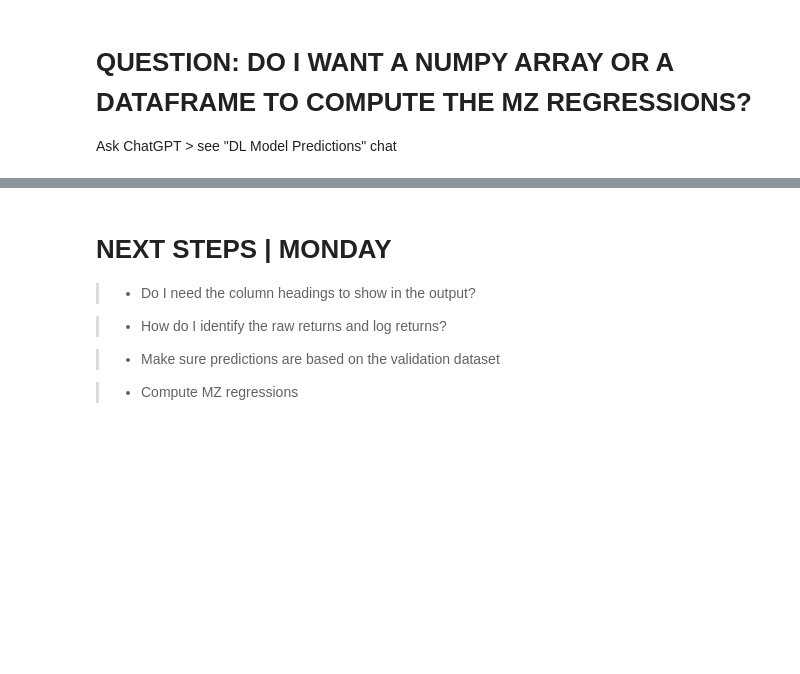
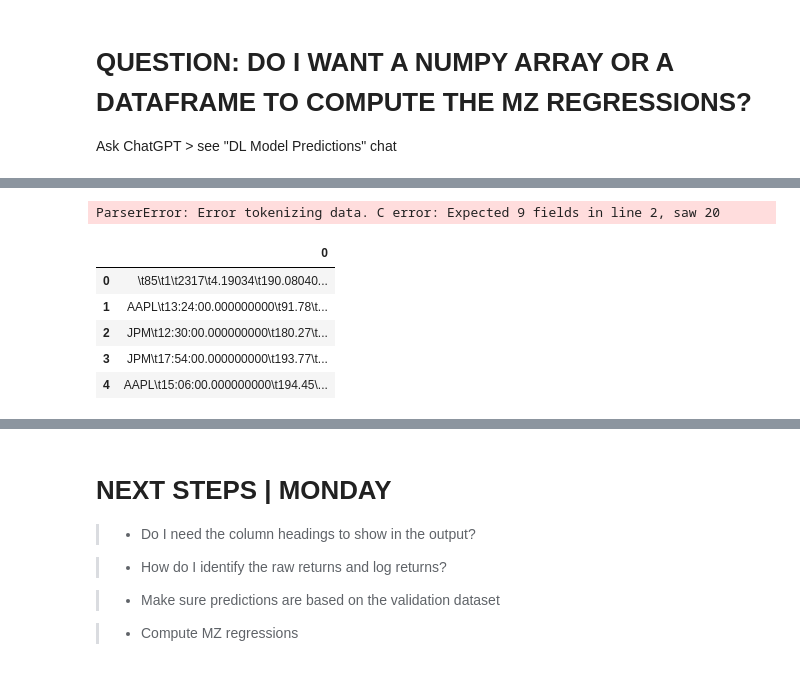
Before and after one commit to g-i-o-r-g-i-o/volgpt, a Jupyter notebook: volgpt_data.ipynb, the cells around one changed output, grey strips where cells are left out. Saved outputs shown, nothing was run; the diff lists cells and outputs as text; code cells hidden in the pictures; blank space fills up the shorter version.

```diff
--- a/volgpt_data.ipynb
+++ b/volgpt_data.ipynb
@@ -487,0 +499,17 @@ df_data.head().T
+# %%
+output_string = pred
+# %%
+string_io = io.StringIO(output_string)
+# %%
+df_mz = pd.read_csv(string_io, header=None, sep='\t')
+# %% [output]
+ParserError: Error tokenizing data. C error: Expected 9 fields in line 2, saw 20
+# %%
+df_mz.head()
+# %% [output]
+|  | 0 |
+| 0 | \t85\t1\t2317\t4.19034\t190.08040... |
+| 1 | AAPL\t13:24:00.000000000\t91.78\t... |
+| 2 | JPM\t12:30:00.000000000\t180.27\t... |
+| 3 | JPM\t17:54:00.000000000\t193.77\t... |
+| 4 | AAPL\t15:06:00.000000000\t194.45\... |
```
Also changed, not shown: parts of 12 cells of this notebook.
